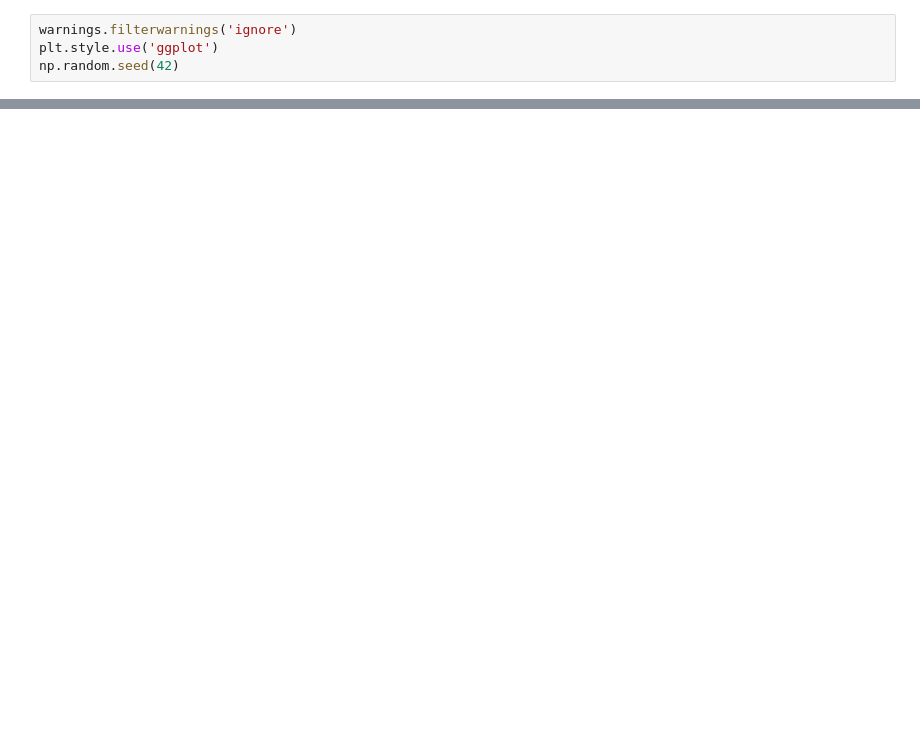
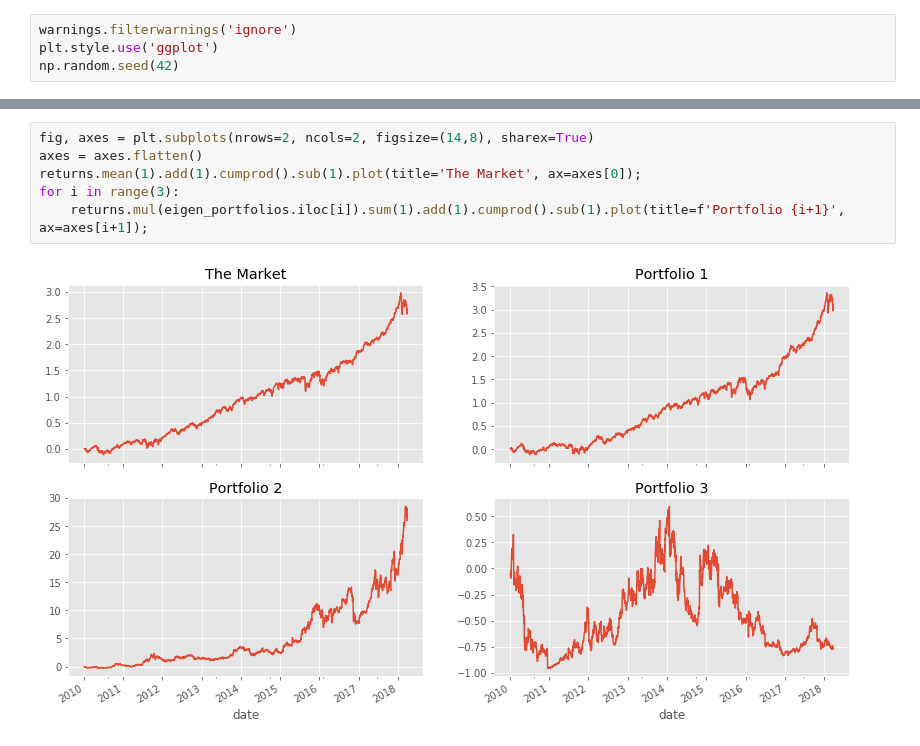
Before and after one commit to PaulClas/machine-learning-for-trading, a Jupyter notebook: 12_unsupervised_learning/01_dimensionality_reduction/03_pca_and_risk_factor_models.ipynb, the cells around one changed output, grey strips where cells are left out. Drawn from its saved outputs; the diff is of its cells as text; blank space fills up the shorter version.

```diff
--- a/12_unsupervised_learning/01_dimensionality_reduction/03_pca_and_risk_factor_models.ipynb
+++ b/12_unsupervised_learning/01_dimensionality_reduction/03_pca_and_risk_factor_models.ipynb
@@ -63,0 +197,8 @@ pd.Series(pca.explained_variance_ratio_).cumsum().plot(ylim=(0,1),ax=axes[1], ti
+# %%
+fig, axes = plt.subplots(nrows=2, ncols=2, figsize=(14,8), sharex=True)
+axes = axes.flatten()
+returns.mean(1).add(1).cumprod().sub(1).plot(title='The Market', ax=axes[0]);
+for i in range(3):
+    returns.mul(eigen_portfolios.iloc[i]).sum(1).add(1).cumprod().sub(1).plot(title=f'Portfolio {i+1}', ax=axes[i+1]);
+# %% [output]
+[figure, added]
```
Also changed, not shown: parts of 32 cells of this notebook, 10 other files.
